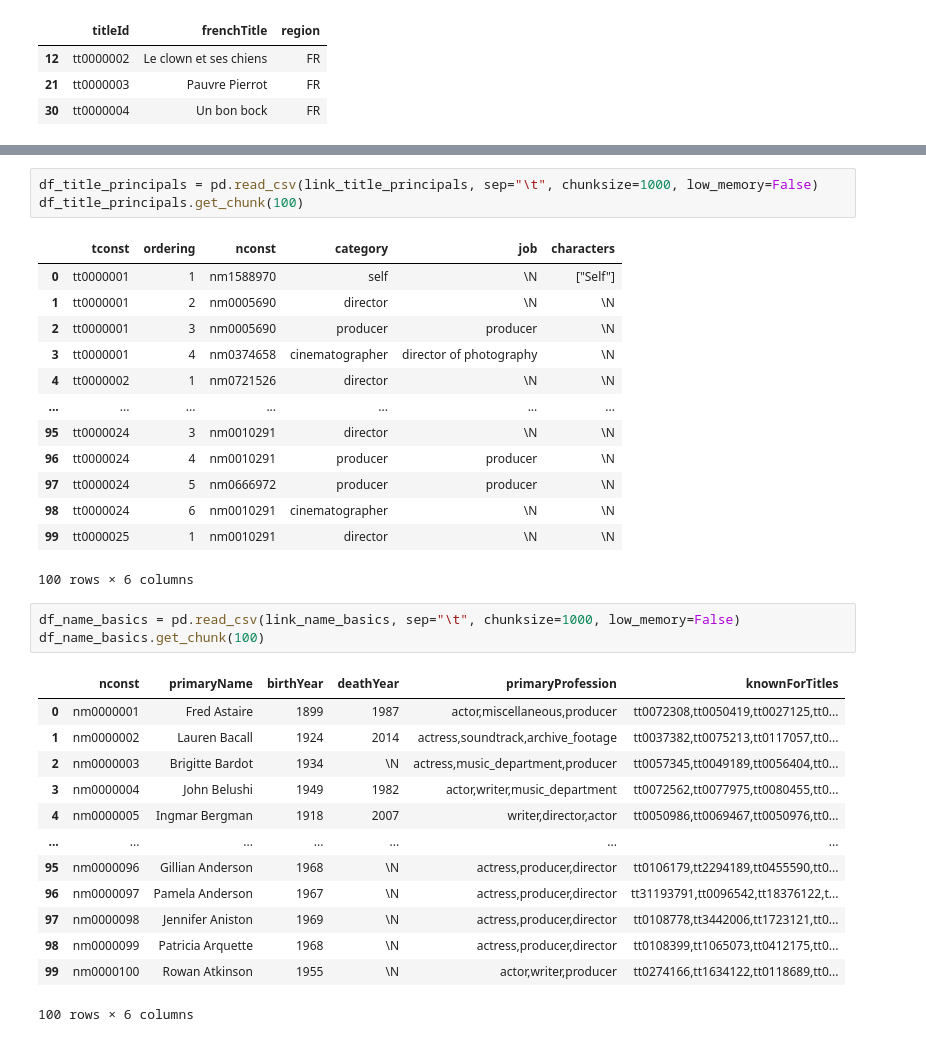
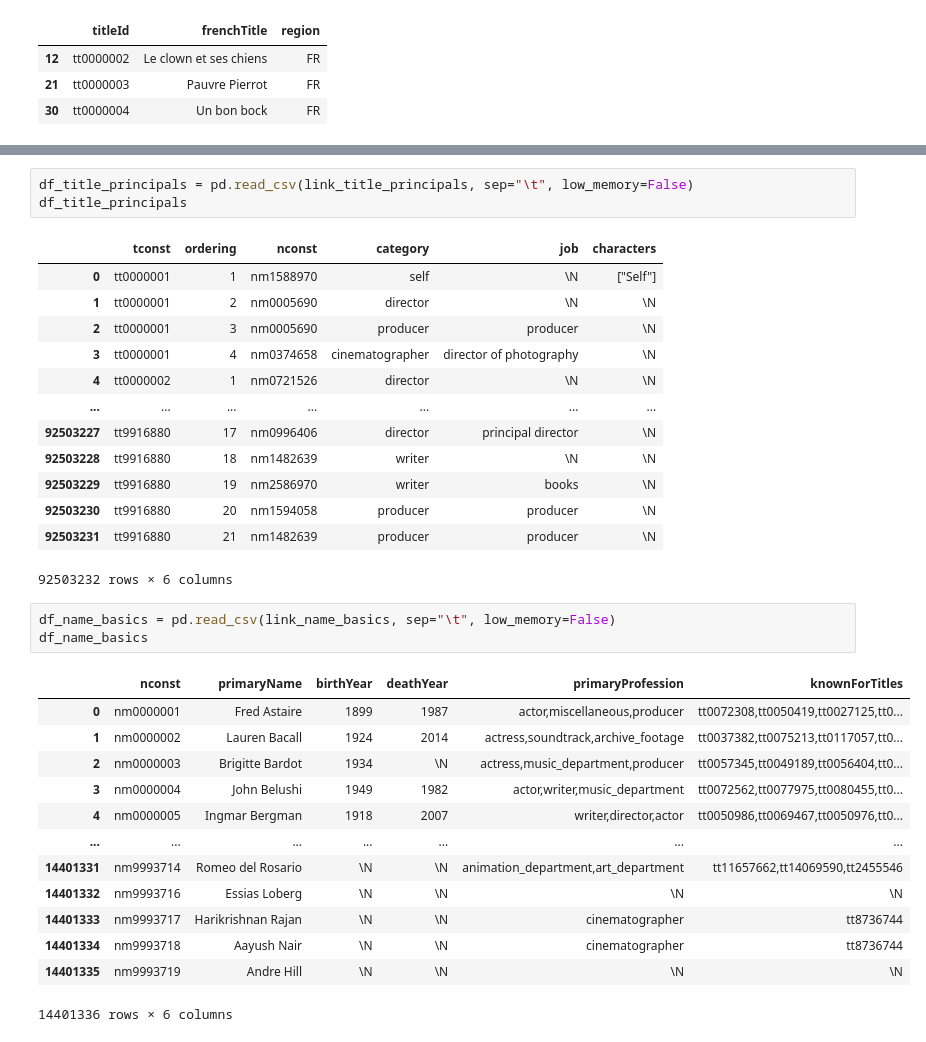
Before and after one commit to Idumii/WildCodeSchool-Projet2, a Jupyter notebook: base.ipynb, the cells around one changed output, grey strips where cells are left out. Cells and saved outputs as stored; diff of their text form.

```diff
--- a/base.ipynb
+++ b/base.ipynb
@@ -277,6 +289,6 @@ df_title_crew
 # %%
-df_title_principals = pd.read_csv(link_title_principals, sep="\t", chunksize=1000, low_memory=False)
-df_title_principals.get_chunk(100)
+df_title_principals = pd.read_csv(link_title_principals, sep="\t", low_memory=False)
+df_title_principals
 # %% [output]
 |  | tconst | ordering | nconst | category | job | characters |
 | 0 | tt0000001 | 1 | nm1588970 | self | \N | ["Self"] |
@@ -285,26 +297,26 @@ df_title_principals.get_chunk(100)
 | 3 | tt0000001 | 4 | nm0374658 | cinematographer | director of photography | \N |
 | 4 | tt0000002 | 1 | nm0721526 | director | \N | \N |
 | ... | ... | ... | ... | ... | ... | ... |
-| 95 | tt0000024 | 3 | nm0010291 | director | \N | \N |
-| 96 | tt0000024 | 4 | nm0010291 | producer | producer | \N |
-| 97 | tt0000024 | 5 | nm0666972 | producer | producer | \N |
-| 98 | tt0000024 | 6 | nm0010291 | cinematographer | \N | \N |
-| 99 | tt0000025 | 1 | nm0010291 | director | \N | \N |
+| 92503227 | tt9916880 | 17 | nm0996406 | director | principal director | \N |
+| 92503228 | tt9916880 | 18 | nm1482639 | writer | \N | \N |
+| 92503229 | tt9916880 | 19 | nm2586970 | writer | books | \N |
+| 92503230 | tt9916880 | 20 | nm1594058 | producer | producer | \N |
+| 92503231 | tt9916880 | 21 | nm1482639 | producer | producer | \N |
-100 rows × 6 columns
+92503232 rows × 6 columns
 # %%
-df_name_basics = pd.read_csv(link_name_basics, sep="\t", chunksize=1000, low_memory=False)
-df_name_basics.get_chunk(100)
+df_name_basics = pd.read_csv(link_name_basics, sep="\t", low_memory=False)
+df_name_basics
 # %% [output]
 |  | nconst | primaryName | birthYear | deathYear | primaryProfession | knownForTitles |
 | 0 | nm0000001 | Fred Astaire | 1899 | 1987 | actor,miscellaneous,producer | tt0072308,tt0050419,tt0027125,tt0... |
 | 1 | nm0000002 | Lauren Bacall | 1924 | 2014 | actress,soundtrack,archive_footage | tt0037382,tt0075213,tt0117057,tt0... |
 | 2 | nm0000003 | Brigitte Bardot | 1934 | \N | actress,music_department,producer | tt0057345,tt0049189,tt0056404,tt0... |
 | 3 | nm0000004 | John Belushi | 1949 | 1982 | actor,writer,music_department | tt0072562,tt0077975,tt0080455,tt0... |
 | 4 | nm0000005 | Ingmar Bergman | 1918 | 2007 | writer,director,actor | tt0050986,tt0069467,tt0050976,tt0... |
 | ... | ... | ... | ... | ... | ... | ... |
-| 95 | nm0000096 | Gillian Anderson | 1968 | \N | actress,producer,director | tt0106179,tt2294189,tt0455590,tt0... |
-| 96 | nm0000097 | Pamela Anderson | 1967 | \N | actress,producer,director | tt31193791,tt0096542,tt18376122,t... |
-| 97 | nm0000098 | Jennifer Aniston | 1969 | \N | actress,producer,director | tt0108778,tt3442006,tt1723121,tt0... |
-| 98 | nm0000099 | Patricia Arquette | 1968 | \N | actress,producer,director | tt0108399,tt1065073,tt0412175,tt0... |
-| 99 | nm0000100 | Rowan Atkinson | 1955 | \N | actor,writer,producer | tt0274166,tt1634122,tt0118689,tt0... |
+| 14401331 | nm9993714 | Romeo del Rosario | \N | \N | animation_department,art_department | tt11657662,tt14069590,tt2455546 |
+| 14401332 | nm9993716 | Essias Loberg | \N | \N | \N | \N |
+| 14401333 | nm9993717 | Harikrishnan Rajan | \N | \N | cinematographer | tt8736744 |
+| 14401334 | nm9993718 | Aayush Nair | \N | \N | cinematographer | tt8736744 |
+| 14401335 | nm9993719 | Andre Hill | \N | \N | \N | \N |
-100 rows × 6 columns
+14401336 rows × 6 columns
```
Also changed, not shown: parts of 20 cells of this notebook.
